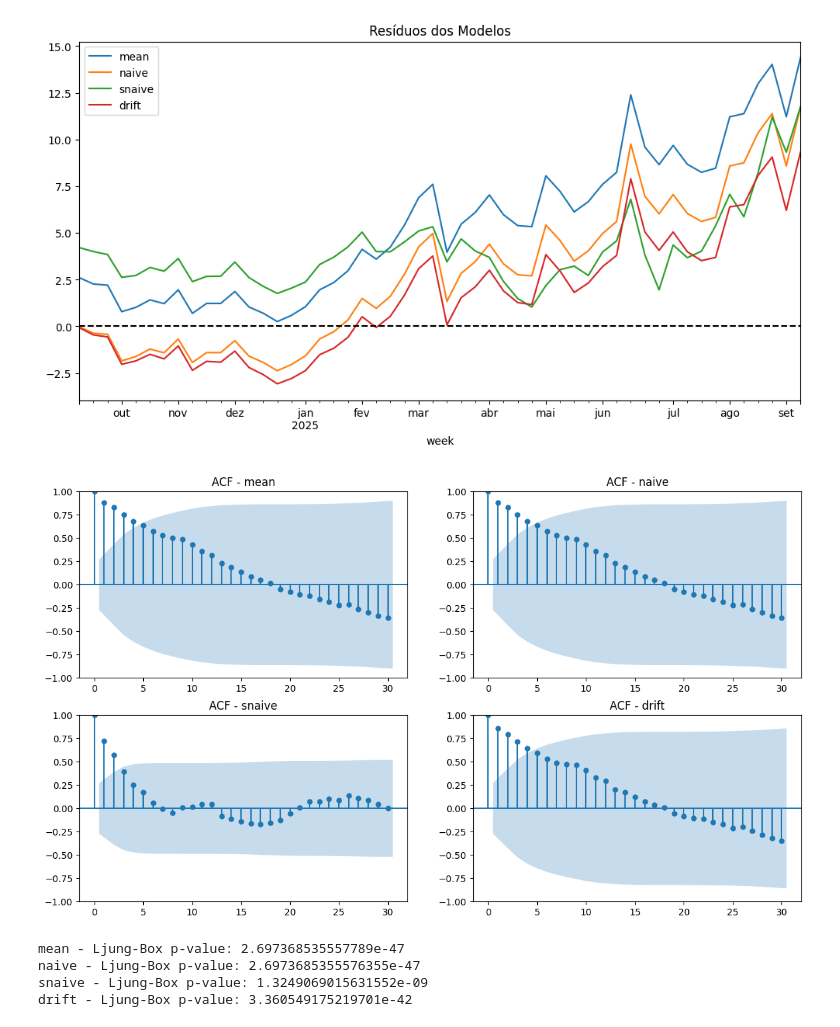
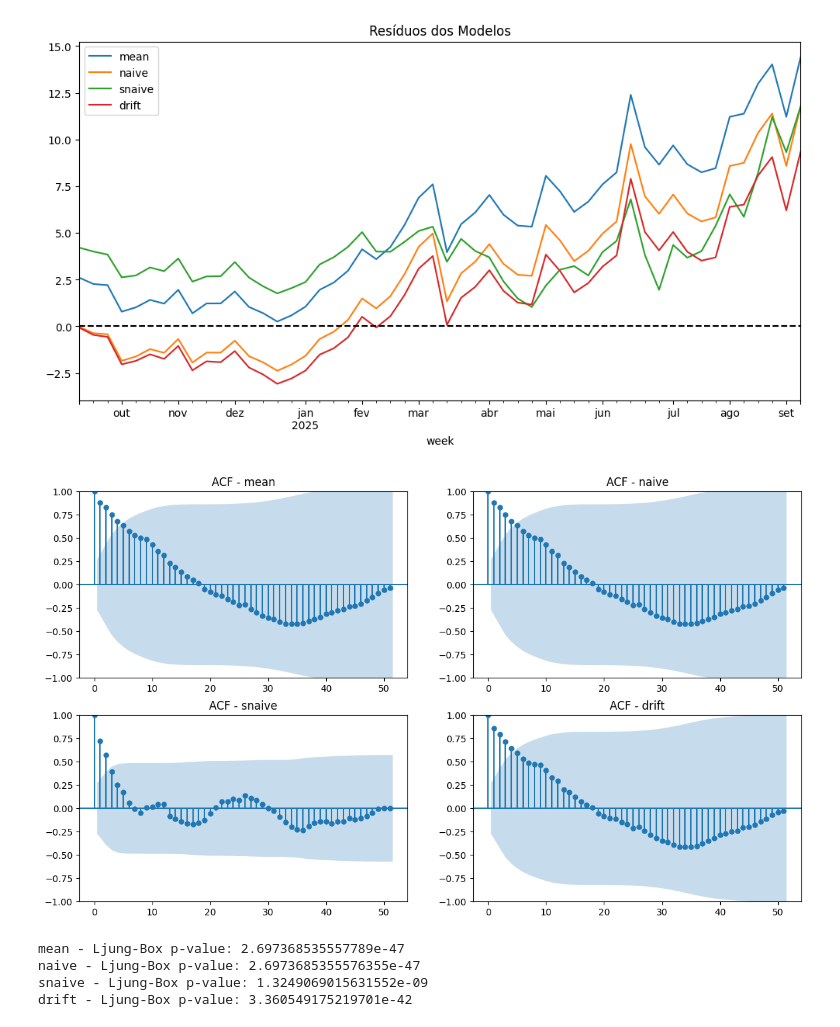
Before and after one commit to LeonardoAleee/analise_st, a Jupyter notebook: trabalho_a1.ipynb, the cells around one changed output. Cells and saved outputs as stored; diff of their text form; code cells hidden in the pictures.

Commit message:
Ajuste utilizando a variavel de horizonte

```diff
--- a/trabalho_a1.ipynb
+++ b/trabalho_a1.ipynb
@@ -98,7 +98,7 @@ plt.show()
 y = prison.sort_values("week").set_index("week")["volume"]
 y = y.asfreq(pd.infer_freq(y.index) or "W")
 
-h = 52  # horizonte (altere para 4 se quiser curto prazo)
+h = 52  # horizonte
 y_tr, y_te = y.iloc[:-h], y.iloc[-h:]
 fh = ForecastingHorizon(np.arange(1, h + 1), is_relative=True)
 
@@ -110,11 +110,11 @@ def fit_pred(strategy, sp=1):
 preds = {
     "mean":  fit_pred("mean", sp=1),
     "naive": fit_pred("last", sp=1),
-    "snaive": fit_pred("last", sp=52),   # sazonal
+    "snaive": fit_pred("last", sp=h),   # sazonal
     "drift": fit_pred("drift", sp=1),
 }
 
-mase_metric = MeanAbsoluteScaledError(sp=52)
+mase_metric = MeanAbsoluteScaledError(sp=h)
 
 rows = []
 for name, yhat in preds.items():
@@ -154,13 +154,13 @@ plt.show()
 # %%
 fig, axes = plt.subplots(2, 2, figsize=(14, 8))
 
 for ax, (name, res) in zip(axes.flatten(), residuos.items()):
-    plot_acf(res, lags=30, ax=ax)
+    plot_acf(res, lags=h-1, ax=ax)
     ax.set_title(f"ACF - {name}")
 
 plt.show()
 # %% [output]
-[figure, old version]
+[figure, new version]
 # %%
 for name, res in residuos.items():
     lb_test = acorr_ljungbox(res, lags=[10], return_df=True)
```
